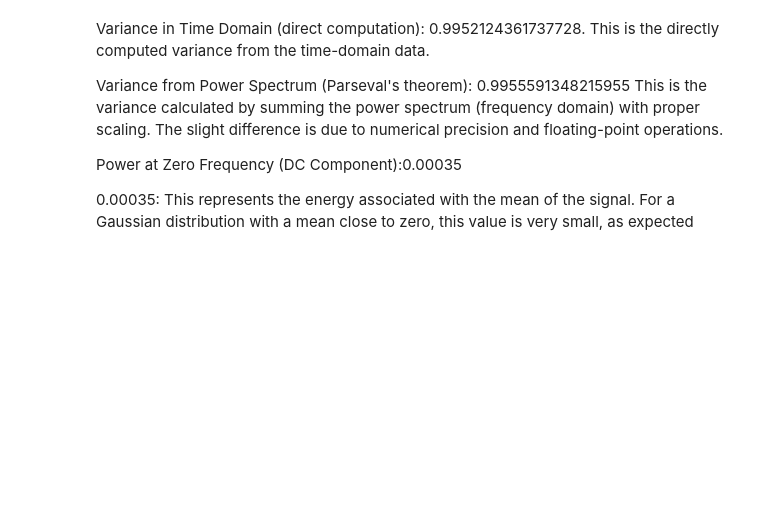
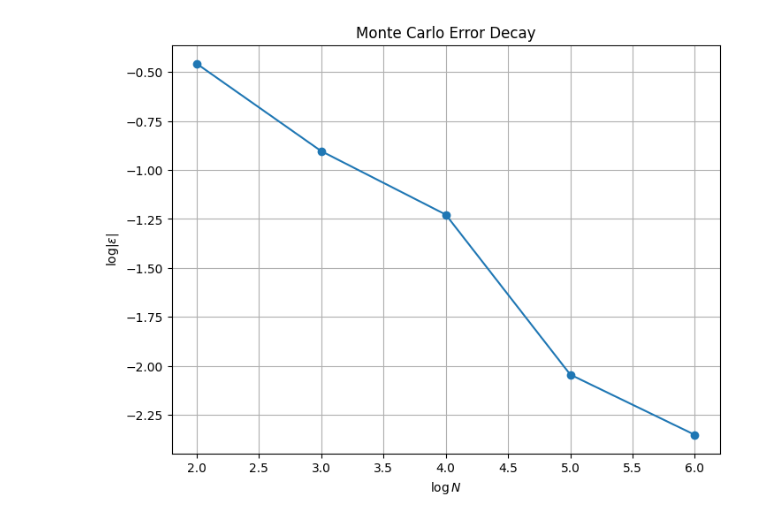
Before and after one commit to Iffat24/DIS, a Jupyter notebook: dis1.ipynb, the cells around one changed output. Drawn from its saved outputs; the diff is of its cells as text; code cells hidden in the pictures; blank space fills up the shorter version.

```diff
--- a/dis1.ipynb
+++ b/dis1.ipynb
@@ -135,14 +1,42 @@ Power at Zero Frequency (After Filtering): 0.00034259742005494806
-# %% [markdown]
-
-Variance in Time Domain (direct computation): 0.9952124361737728.
-This is the directly computed variance from the time-domain data.
-
-Variance from Power Spectrum (Parseval's theorem): 0.9955591348215955
-This is the variance calculated by summing the power spectrum (frequency domain) with proper scaling.
-The slight difference is due to numerical precision and floating-point operations.
-
-
-
-Power at Zero Frequency (DC Component):0.00035
-
-0.00035: This represents the energy associated with the mean of the signal. For a Gaussian distribution with a mean close to zero, this value is very small, as expected
+# %%
+import numpy as np
+import matplotlib.pyplot as plt
+
+def estimate_sphere_volume(N):
+    """Monte Carlo estimation of unit sphere volume in 3D"""
+    # Generate N random points in the cube [-1,1] x [-1,1] x [-1,1]
+    x = np.random.uniform(-1, 1, N)
+    y = np.random.uniform(-1, 1, N)
+    z = np.random.uniform(-1, 1, N)
+
+    # Count how many points are inside the unit sphere
+    inside_sphere = (x**2 + y**2 + z**2) <= 1
+    num_inside = np.sum(inside_sphere)
+
+    # Estimate the volume
+    volume_cube = 8  # Cube volume (2x2x2)
+    estimated_volume = volume_cube * (num_inside / N)
+
+    return estimated_volume
+
+# Exact volume of unit sphere
+exact_volume = (4/3) * np.pi
+N_values = [10**i for i in range(2, 7)]  # Sample sizes: 10^2 to 10^6
+errors = []
+
+# Compute errors for different sample sizes
+for N in N_values:
+    estimated_volume = estimate_sphere_volume(N)
+    error = abs(estimated_volume - exact_volume)
+    errors.append(error)
+
+# Plot log-log error vs sample size
+plt.figure(figsize=(8,6))
+plt.plot(np.log10(N_values), np.log10(errors), marker='o', linestyle='-')
+plt.xlabel(r'$\log N$')
+plt.ylabel(r'$\log |\epsilon|$')
+plt.title('Monte Carlo Error Decay')
+plt.grid(True)
+plt.show()
+# %% [output]
+[figure, added]
```
Also changed, not shown: parts of 5 cells of this notebook.
